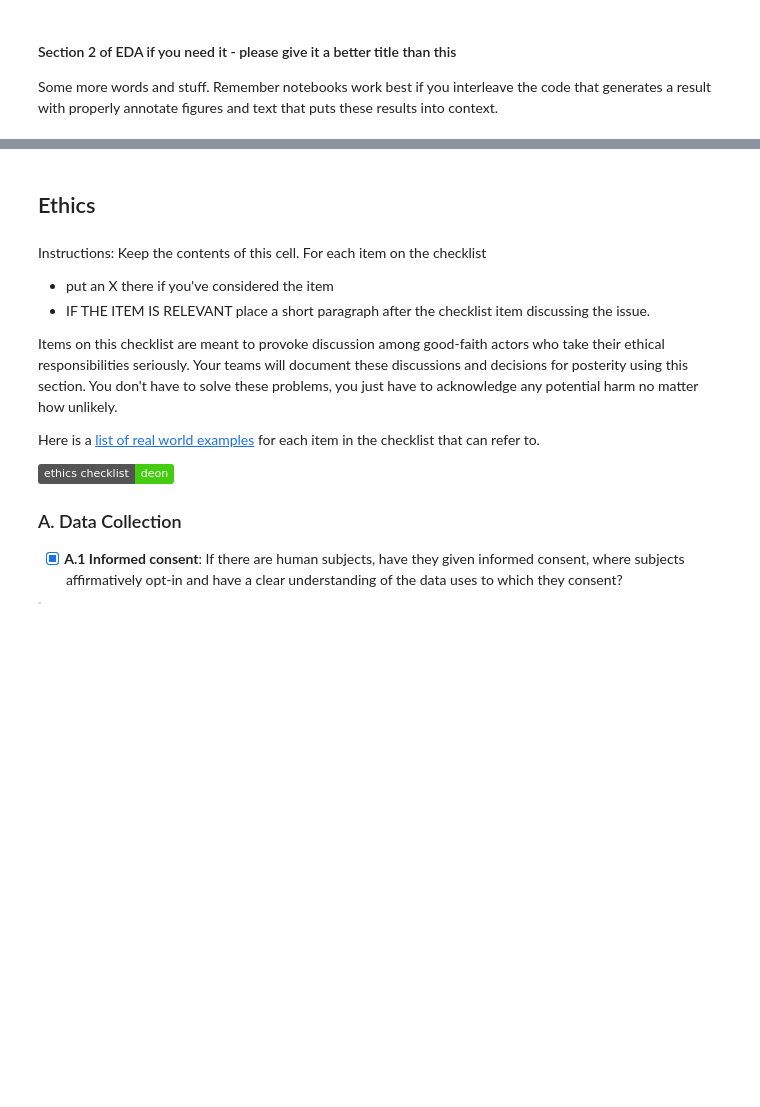
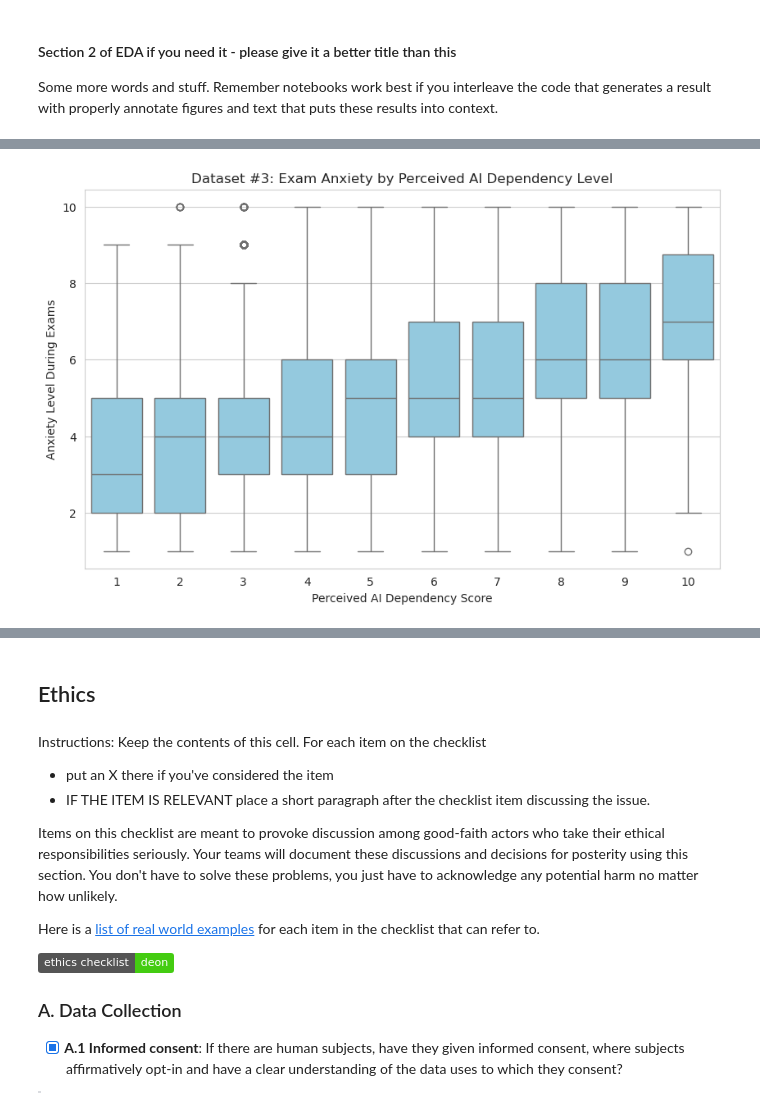
Before and after one commit to COGS108/Group-SP26-087, a Jupyter notebook: 02-EDACheckpoint.ipynb, the cells around one changed output, grey strips where cells are left out. Drawn from its saved outputs; the diff is of its cells as text; code cells hidden in the pictures; badges without logos; blank space fills up the shorter version.

```diff
--- a/02-EDACheckpoint.ipynb
+++ b/02-EDACheckpoint.ipynb
@@ -402,0 +538,16 @@ Some more words and stuff.  Remember notebooks work best if you interleave the c
+# %%
+plt.figure(figsize=(10, 6))
+sns.boxplot(
+    data=df3,
+    x='Perceived_AI_Dependency',
+    y='Anxiety_Level_During_Exams',
+    color='skyblue'
+
+)
+
+plt.title('Dataset #3: Exam Anxiety by Perceived AI Dependency Level')
+plt.xlabel('Perceived AI Dependency Score')
+plt.ylabel('Anxiety Level During Exams')
+plt.show()
+# %% [output]
+[figure, added]
```
Also changed, not shown: parts of 16 cells of this notebook.
